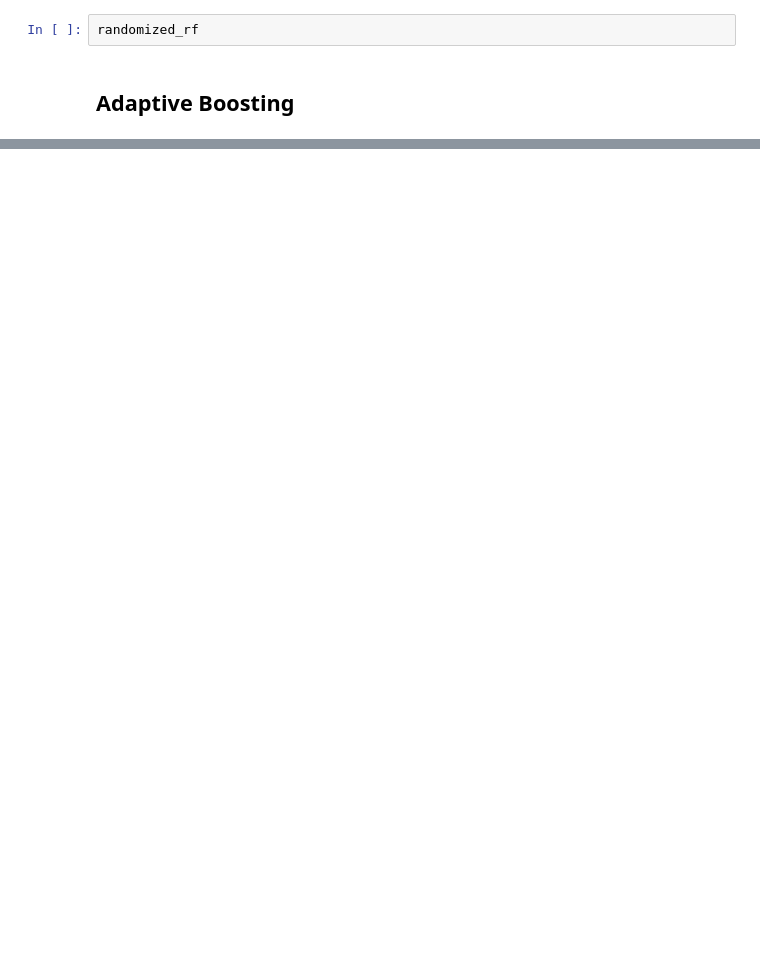
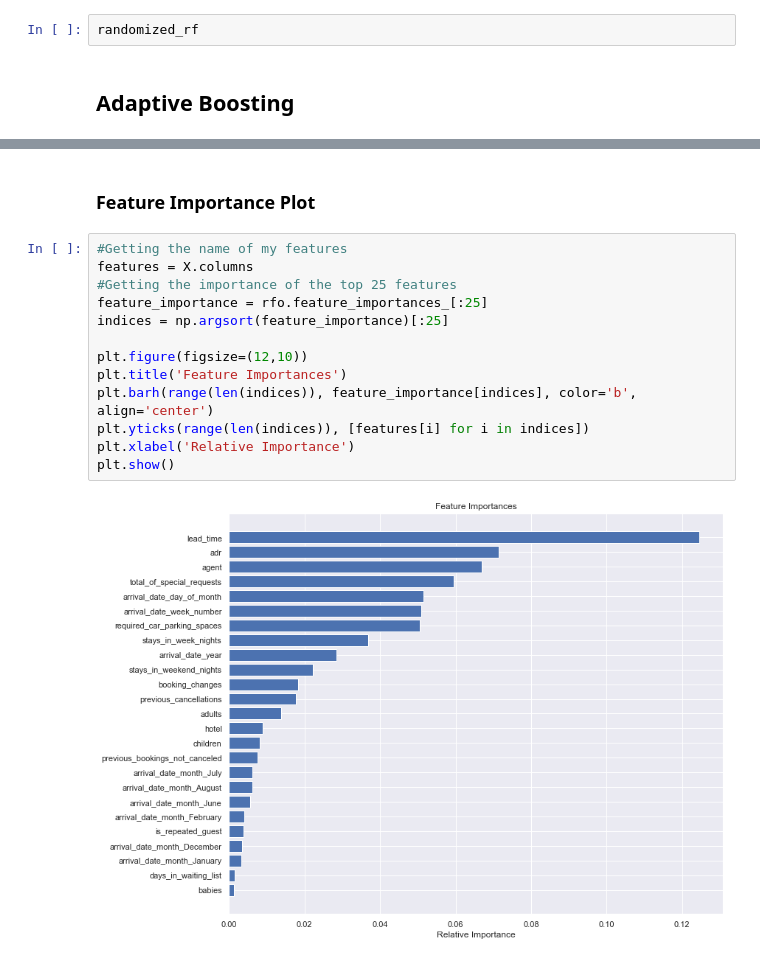
Before and after one commit to asaint13/Capstone_Two-Booking_Cancelations, a Jupyter notebook: 04-Pre-Processing_and_Modeling.ipynb, the cells around one changed output, grey strips where cells are left out. Cells and saved outputs as stored; diff of their text form; blank space fills up the shorter version.

```diff
--- a/04-Pre-Processing_and_Modeling.ipynb
+++ b/04-Pre-Processing_and_Modeling.ipynb
@@ -282,0 +414,17 @@ Best accuracy using extreme gradient boosting: 0.8517453638990806
+# %% [markdown]
+### Feature Importance Plot
+# %%
+#Getting the name of my features
+features = X.columns
+#Getting the importance of the top 25 features
+feature_importance = rfo.feature_importances_[:25]
+indices = np.argsort(feature_importance)[:25]
+
+plt.figure(figsize=(12,10))
+plt.title('Feature Importances')
+plt.barh(range(len(indices)), feature_importance[indices], color='b', align='center')
+plt.yticks(range(len(indices)), [features[i] for i in indices])
+plt.xlabel('Relative Importance')
+plt.show()
+# %% [output]
+[figure, added]
```
Also changed, not shown: parts of 20 cells of this notebook.
